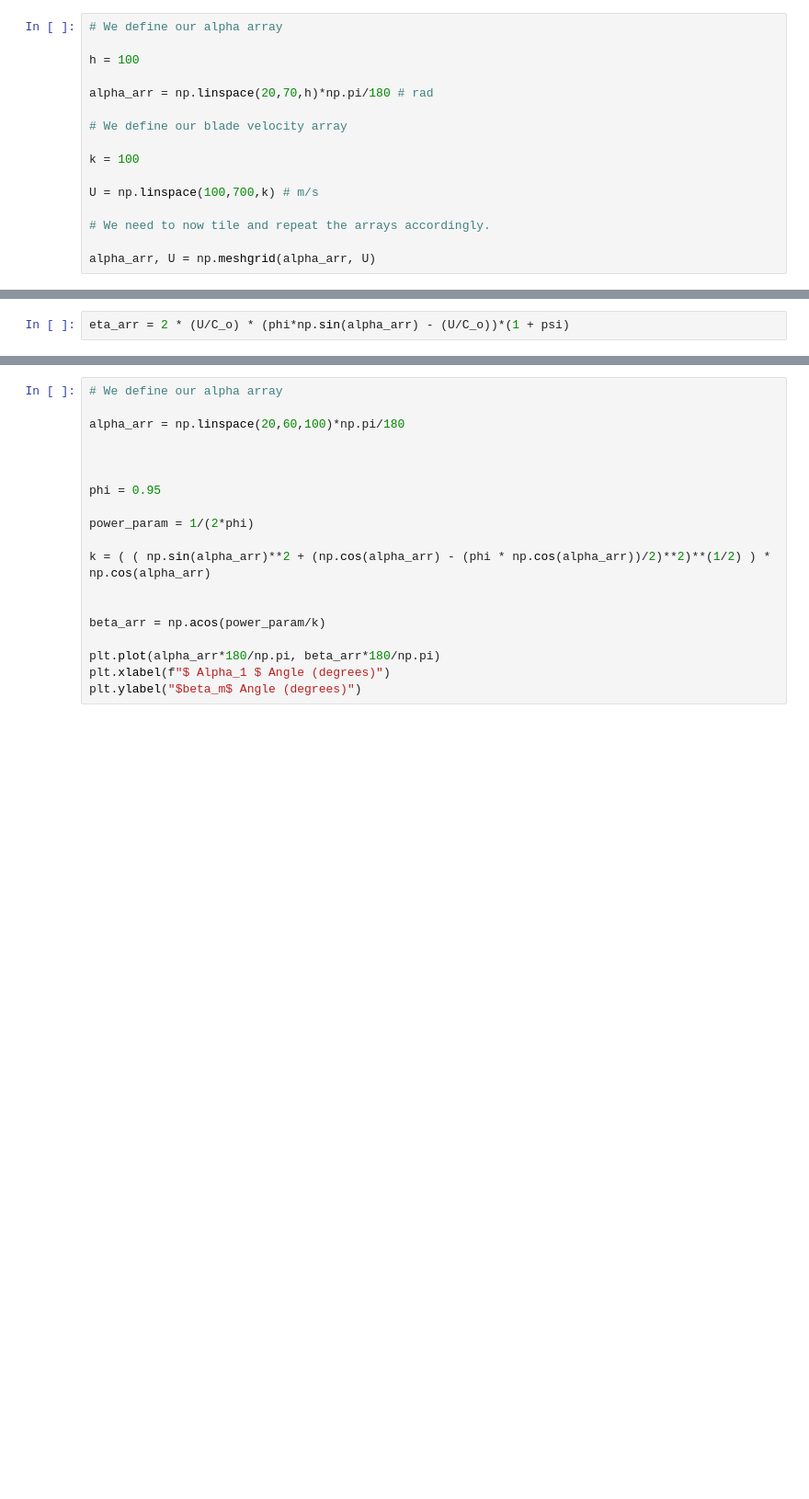
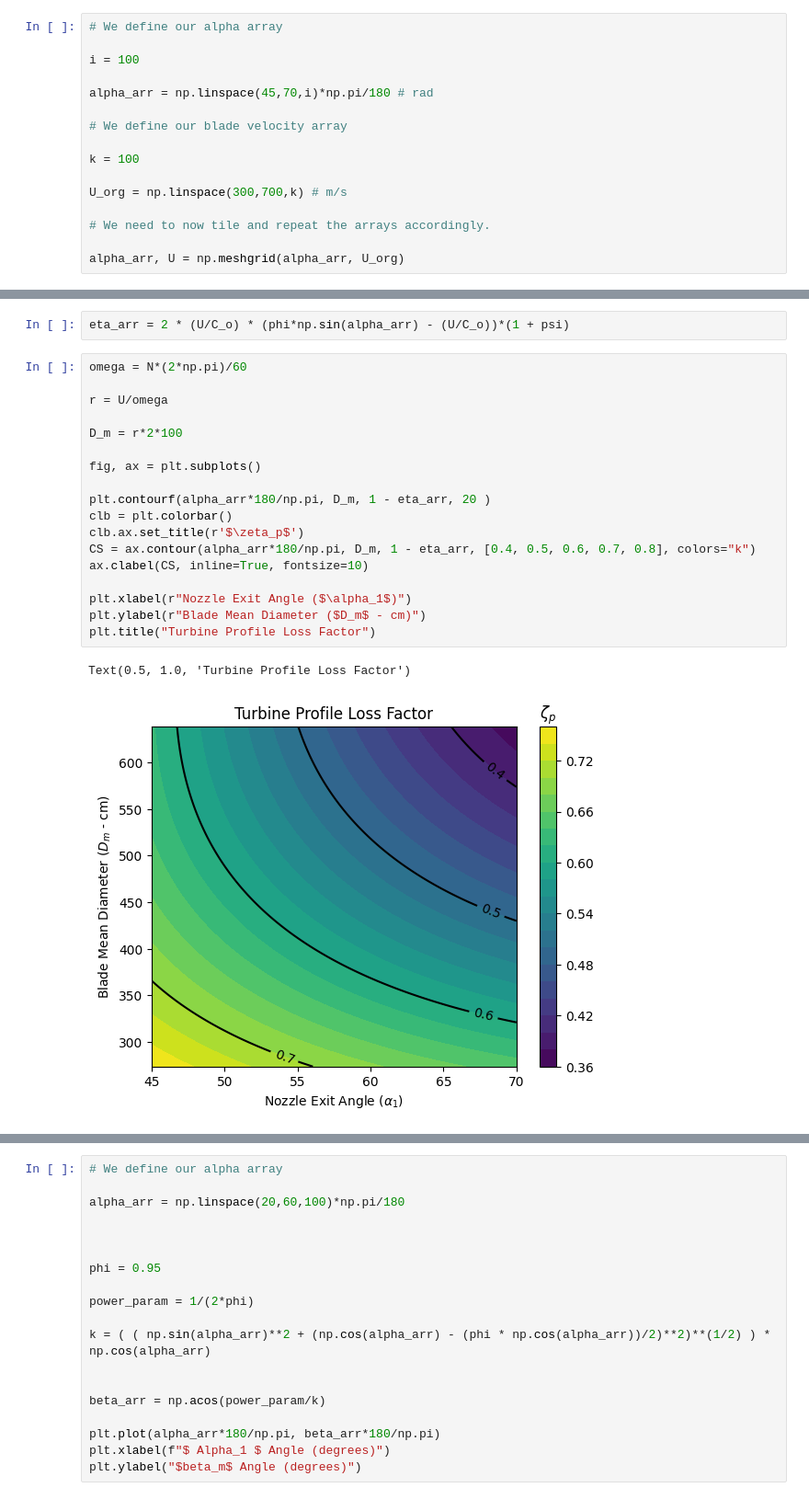
Before and after one commit to EliasAoubala/MermaidManBarnacleBoy, a Jupyter notebook: docs/turbine.ipynb, the cells around one changed output, grey strips where cells are left out. Shown at 92% size. Saved outputs shown, nothing was run; the diff lists cells and outputs as text; blank space fills up the shorter version.

```diff
--- a/docs/turbine.ipynb
+++ b/docs/turbine.ipynb
@@ -786,19 +802,19 @@ We setup our arrays for the analysis:
 # %%
 # We define our alpha array
 
-h = 100
+i = 100
 
-alpha_arr = np.linspace(20,70,h)*np.pi/180 # rad
+alpha_arr = np.linspace(45,70,i)*np.pi/180 # rad
 
 # We define our blade velocity array
 
 k = 100
 
-U = np.linspace(100,700,k) # m/s
+U_org = np.linspace(300,700,k) # m/s
 
 # We need to now tile and repeat the arrays accordingly.
 
-alpha_arr, U = np.meshgrid(alpha_arr, U)
+alpha_arr, U = np.meshgrid(alpha_arr, U_org)
 # %% [markdown]
 We evaluate for our isentropic blade velocity and mach number.
 # %%
@@ -868,3 +875,24 @@ psi = blade_phi(deltaB=delta_b, Ma1_rel=M_1r)
 Now that we have all our parameters, we can calculate our efficiencies.
 # %%
 eta_arr = 2 * (U/C_o) * (phi*np.sin(alpha_arr) - (U/C_o))*(1 + psi)
+# %%
+omega = N*(2*np.pi)/60
+
+r = U/omega
+
+D_m = r*2*100
+
+fig, ax = plt.subplots()
+
+plt.contourf(alpha_arr*180/np.pi, D_m, 1 - eta_arr, 20 )
+clb = plt.colorbar()
+clb.ax.set_title(r'$\zeta_p$')
+CS = ax.contour(alpha_arr*180/np.pi, D_m, 1 - eta_arr, [0.4, 0.5, 0.6, 0.7, 0.8], colors="k")
+ax.clabel(CS, inline=True, fontsize=10)
+
+plt.xlabel(r"Nozzle Exit Angle ($\alpha_1$)")
+plt.ylabel(r"Blade Mean Diameter ($D_m$ - cm)")
+plt.title("Turbine Profile Loss Factor")
+# %% [output]
+Text(0.5, 1.0, 'Turbine Profile Loss Factor')
+[figure, added]
```
Also changed, not shown: parts of 15 cells of this notebook.
